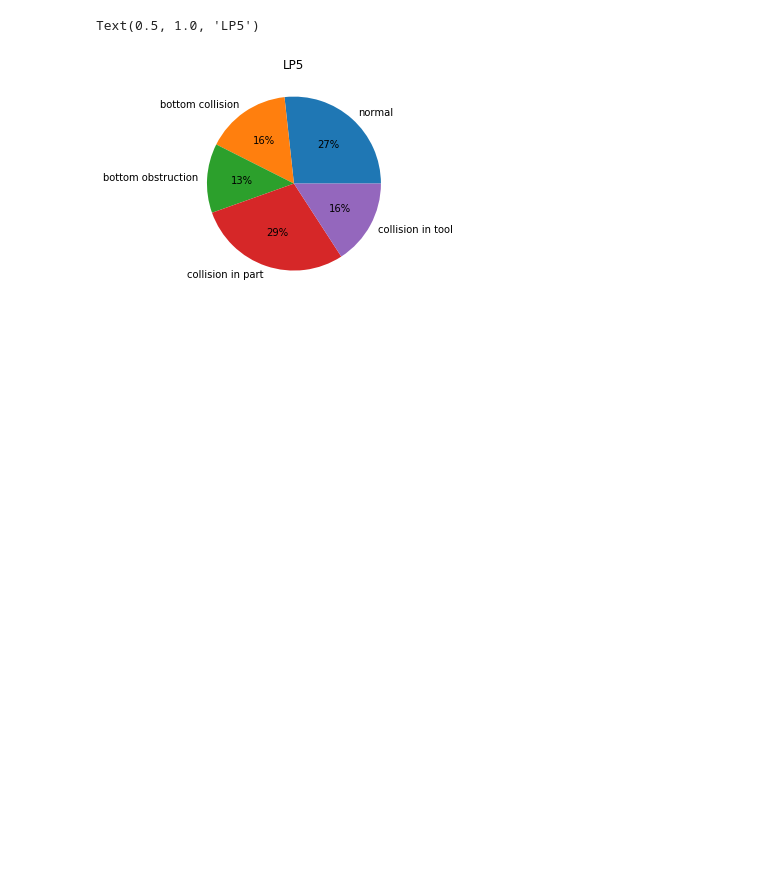
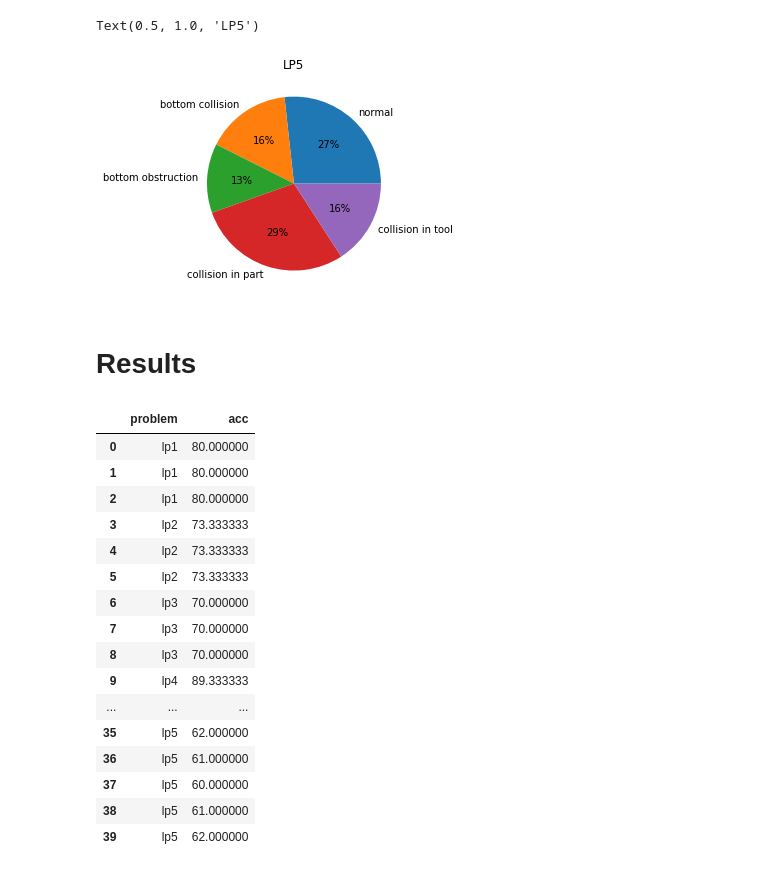
Before and after one commit to jamissonfreitas/MLSTM-FCN, a Jupyter notebook: datasets.ipynb, the cells around one changed output. Saved outputs shown, nothing was run; the diff lists cells and outputs as text; code cells hidden in the pictures; blank space fills up the shorter version.

```diff
--- a/datasets.ipynb
+++ b/datasets.ipynb
@@ -87,3 +88,72 @@ plt.title('LP5')
 # %% [output]
 Text(0.5, 1.0, 'LP5')
 [figure]
+# %% [markdown]
+# Results
+# %%
+from io import StringIO
+results = StringIO("""
+problem;acc
+lp1;80.000000
+lp1;80.000000
+lp1;80.000000
+lp2;73.333333
+lp2;73.333333
+lp2;73.333333
+lp3;70.000000
+lp3;70.000000
+lp3;70.000000
+lp4;89.333333
+lp4;88.000000
+lp4;86.666667
+lp5;65.000000
+lp5;67.000000
+lp5;67.000000
+lp1;78.000000
+lp1;74.000000
+lp1;76.000000
+lp1;76.000000
+lp1;76.000000
+lp2;76.666667
+lp2;76.666667
+lp2;76.666667
+lp2;76.666667
+lp2;76.666667
+lp3;66.666667
+lp3;60.000000
+lp3;63.333333
+lp3;66.666667
+lp3;66.666667
+lp4;88.000000
+lp4;88.000000
+lp4;88.000000
+lp4;88.000000
+lp4;88.000000
+lp5;62.000000
+lp5;61.000000
+lp5;60.000000
+lp5;61.000000
+lp5;62.000000
+""")
+
+
+df = pd.read_csv(results, sep=";")
+df
+# %% [output]
+|  | problem | acc |
+| 0 | lp1 | 80.000000 |
+| 1 | lp1 | 80.000000 |
+| 2 | lp1 | 80.000000 |
+| 3 | lp2 | 73.333333 |
+| 4 | lp2 | 73.333333 |
+| 5 | lp2 | 73.333333 |
+| 6 | lp3 | 70.000000 |
+| 7 | lp3 | 70.000000 |
+| 8 | lp3 | 70.000000 |
+| 9 | lp4 | 89.333333 |
+| ... | ... | ... |
+| 35 | lp5 | 62.000000 |
+| 36 | lp5 | 61.000000 |
+| 37 | lp5 | 60.000000 |
+| 38 | lp5 | 61.000000 |
+| 39 | lp5 | 62.000000 |
```
Also changed, not shown: parts of 2 cells of this notebook.
